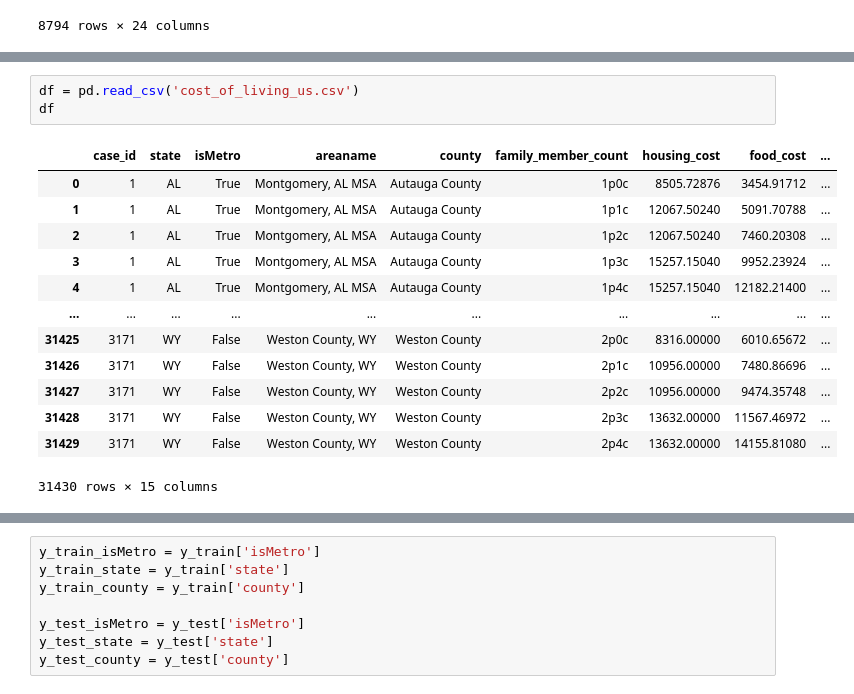
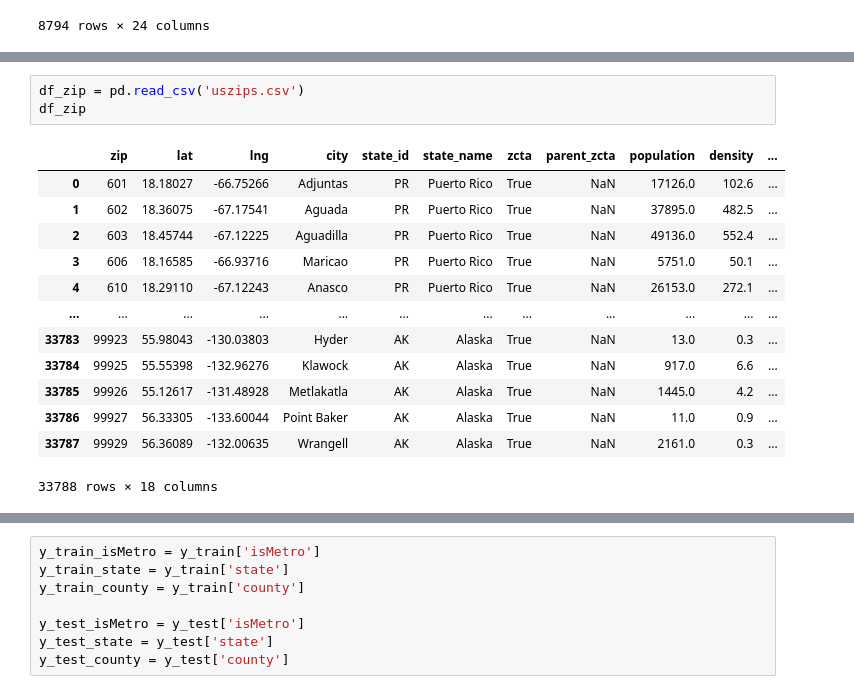
Before and after one commit to riasat-mahbub/ML_Final_Project, a Jupyter notebook: Untitled14.ipynb, the cells around one changed output, grey strips where cells are left out. Drawn from its saved outputs; the diff is of its cells as text.

```diff
--- a/Untitled14.ipynb
+++ b/Untitled14.ipynb
@@ -79,17 +188,17 @@ df_merge
 # %%
-df = pd.read_csv('cost_of_living_us.csv')
-df
+df_zip = pd.read_csv('uszips.csv')
+df_zip
 # %% [output]
-|  | case_id | state | isMetro | areaname | county | family_member_count | housing_cost | food_cost | ... |
-| 0 | 1 | AL | True | Montgomery, AL MSA | Autauga County | 1p0c | 8505.72876 | 3454.91712 | ... |
-| 1 | 1 | AL | True | Montgomery, AL MSA | Autauga County | 1p1c | 12067.50240 | 5091.70788 | ... |
-| 2 | 1 | AL | True | Montgomery, AL MSA | Autauga County | 1p2c | 12067.50240 | 7460.20308 | ... |
-| 3 | 1 | AL | True | Montgomery, AL MSA | Autauga County | 1p3c | 15257.15040 | 9952.23924 | ... |
-| 4 | 1 | AL | True | Montgomery, AL MSA | Autauga County | 1p4c | 15257.15040 | 12182.21400 | ... |
-| ... | ... | ... | ... | ... | ... | ... | ... | ... | ... |
-| 31425 | 3171 | WY | False | Weston County, WY | Weston County | 2p0c | 8316.00000 | 6010.65672 | ... |
-| 31426 | 3171 | WY | False | Weston County, WY | Weston County | 2p1c | 10956.00000 | 7480.86696 | ... |
-| 31427 | 3171 | WY | False | Weston County, WY | Weston County | 2p2c | 10956.00000 | 9474.35748 | ... |
-| 31428 | 3171 | WY | False | Weston County, WY | Weston County | 2p3c | 13632.00000 | 11567.46972 | ... |
-| 31429 | 3171 | WY | False | Weston County, WY | Weston County | 2p4c | 13632.00000 | 14155.81080 | ... |
+|  | zip | lat | lng | city | state_id | state_name | zcta | parent_zcta | population | density | ... |
+| 0 | 601 | 18.18027 | -66.75266 | Adjuntas | PR | Puerto Rico | True | NaN | 17126.0 | 102.6 | ... |
+| 1 | 602 | 18.36075 | -67.17541 | Aguada | PR | Puerto Rico | True | NaN | 37895.0 | 482.5 | ... |
+| 2 | 603 | 18.45744 | -67.12225 | Aguadilla | PR | Puerto Rico | True | NaN | 49136.0 | 552.4 | ... |
+| 3 | 606 | 18.16585 | -66.93716 | Maricao | PR | Puerto Rico | True | NaN | 5751.0 | 50.1 | ... |
+| 4 | 610 | 18.29110 | -67.12243 | Anasco | PR | Puerto Rico | True | NaN | 26153.0 | 272.1 | ... |
+| ... | ... | ... | ... | ... | ... | ... | ... | ... | ... | ... | ... |
+| 33783 | 99923 | 55.98043 | -130.03803 | Hyder | AK | Alaska | True | NaN | 13.0 | 0.3 | ... |
+| 33784 | 99925 | 55.55398 | -132.96276 | Klawock | AK | Alaska | True | NaN | 917.0 | 6.6 | ... |
+| 33785 | 99926 | 55.12617 | -131.48928 | Metlakatla | AK | Alaska | True | NaN | 1445.0 | 4.2 | ... |
+| 33786 | 99927 | 56.33305 | -133.60044 | Point Baker | AK | Alaska | True | NaN | 11.0 | 0.9 | ... |
+| 33787 | 99929 | 56.36089 | -132.00635 | Wrangell | AK | Alaska | True | NaN | 2161.0 | 0.3 | ... |
-31430 rows × 15 columns
+33788 rows × 18 columns
```
Also changed, not shown: parts of 31 cells of this notebook.
